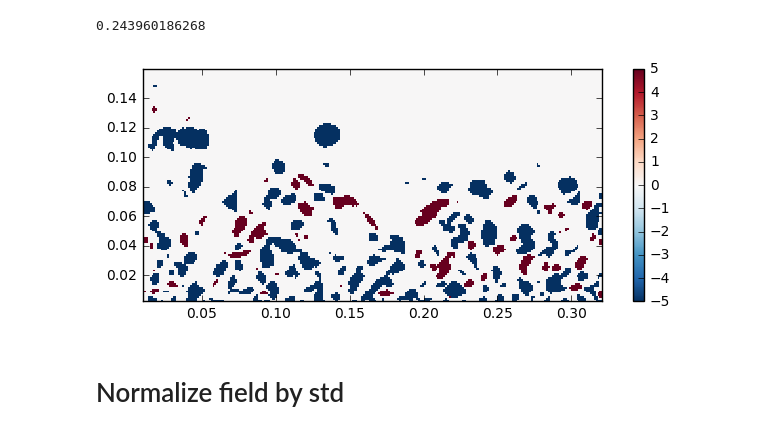
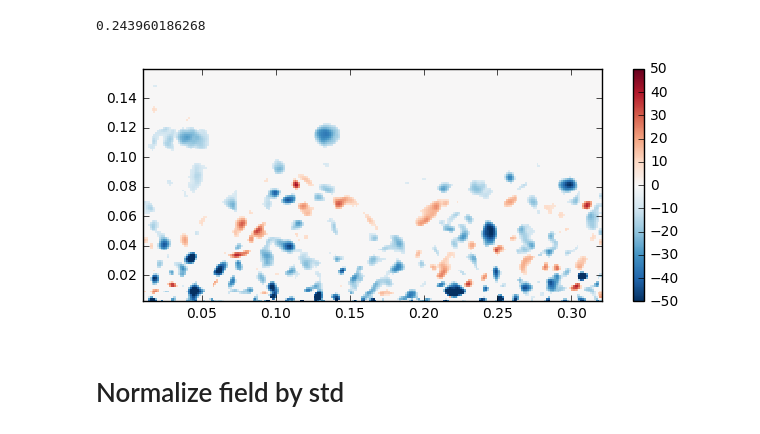
Before and after one commit to owenjhwilliams/ASIIT, a Jupyter notebook: runPODthumbnails.ipynb, the cells around one changed output. Drawn from its saved outputs; the diff is of its cells as text; code cells hidden in the pictures.

```diff
--- a/runPODthumbnails.ipynb
+++ b/runPODthumbnails.ipynb
@@ -6,3 +6,9 @@ import h5py
 from importlib import reload
 import PIVutils
 import PODutils
+
+saveFolder = './RNV45-PODthumbs'
+
+import os
+if not os.path.exists(saveFolder):
+    os.makedirs(saveFolder)
@@ -9,3 +20,5 @@ import PODutils
 # %%
-#PIVutils = reload(PIVutils)
+PIVutils = reload(PIVutils)
+#X, Y, U, V, Swirl = PIVutils.importMatlabPIVdata('/Users/Owen/Dropbox/Data/ABL/Heat Flux Data/Processed Results/N/Neutral45_2.mat',['X','Y','U','V','Swirl'],[])
+#X, Y, U, V, Swirl, Cond, Prof = PIVutils.importMatlabPIVdata('/Users/Owen/Dropbox/Data/ABL/Heat Flux Data/Processed Results/N/Neutral45.mat',['X','Y','U','V','Swirl'],['Cond','Prof'])
 X, Y, U, V, Swirl, Cond, Prof = PIVutils.importMatlabPIVdata('/Users/Owen/Dropbox/Data/ABL/SBL PIV data/RNV45-RI2.mat',['X','Y','U','V','Swirl'],['Cond','Prof'])
@@ -12,5 +27,5 @@ X, Y, U, V, Swirl, Cond, Prof = PIVutils.importMatlabPIVdata('/Users/Owen/Dropbo
 # %%
-frame = 1
+frame = 0
 # %%
 NanLocs = np.isnan(Swirl)
 uSize = Swirl.shape
@@ -35,9 +50,9 @@ SwirlFilt = Swirl.copy()    #think this should completely copy the list, allowin
 SwirlFilt[np.absolute(Swirl)<20*Noise] = 0
 # %%
 reload(PIVutils)
-[f, ax] = PIVutils.plotScalarField(SwirlFilt[:,:,frame]*Cond["delta"]/Cond["Utau"],X,Y,5)
+[f, ax] = PIVutils.plotScalarField(SwirlFilt[:,:,frame]*Cond["delta"]/Cond["Utau"],X,Y,50,saveFolder = (saveFolder + '/Swirl_2.pdf'))
 # %% [output]
-[figure, old version]
+[figure, new version]
 # %% [markdown]
 # Normalize field by std
 # %%
```
Also changed, not shown: parts of 100 cells of this notebook, 5 other files.
